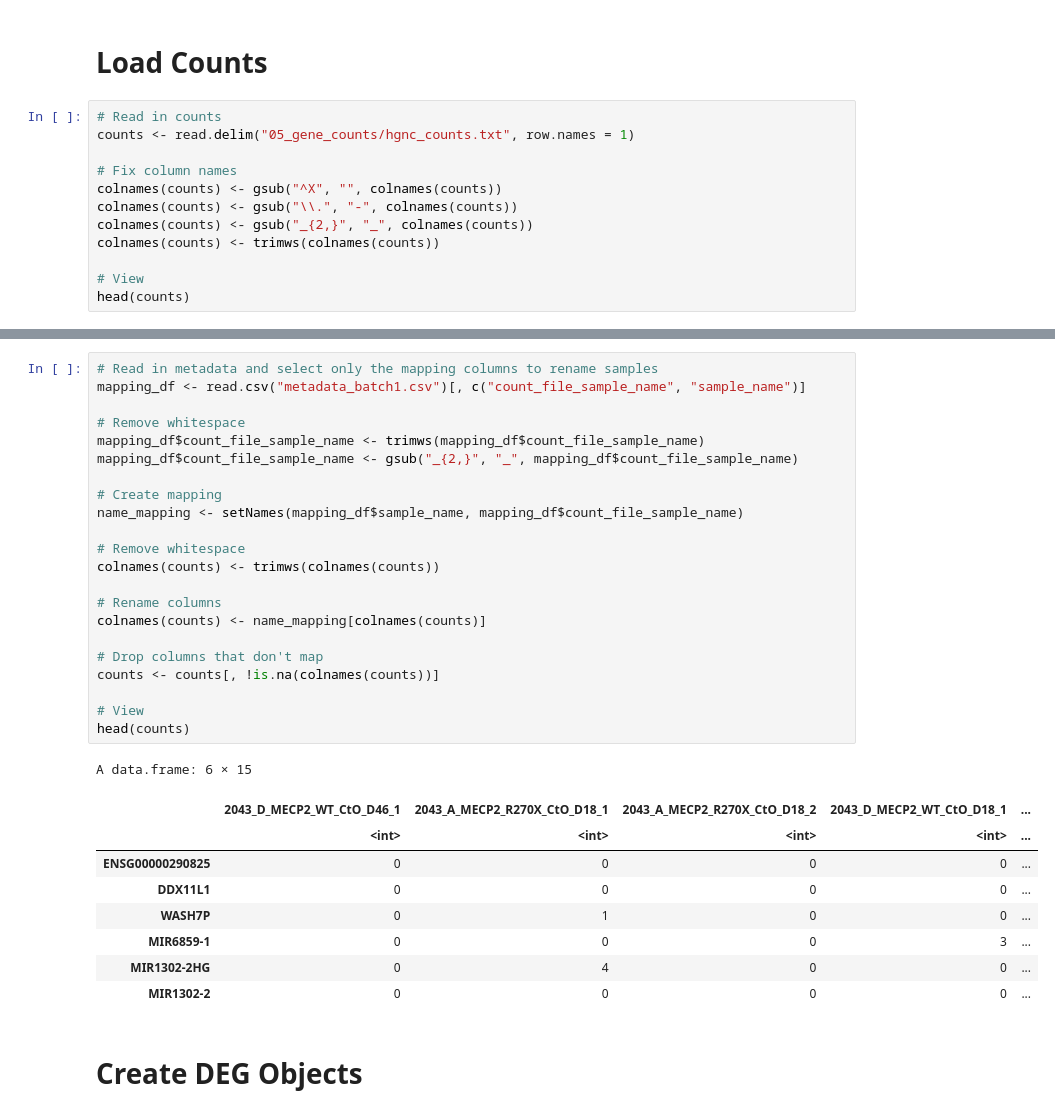
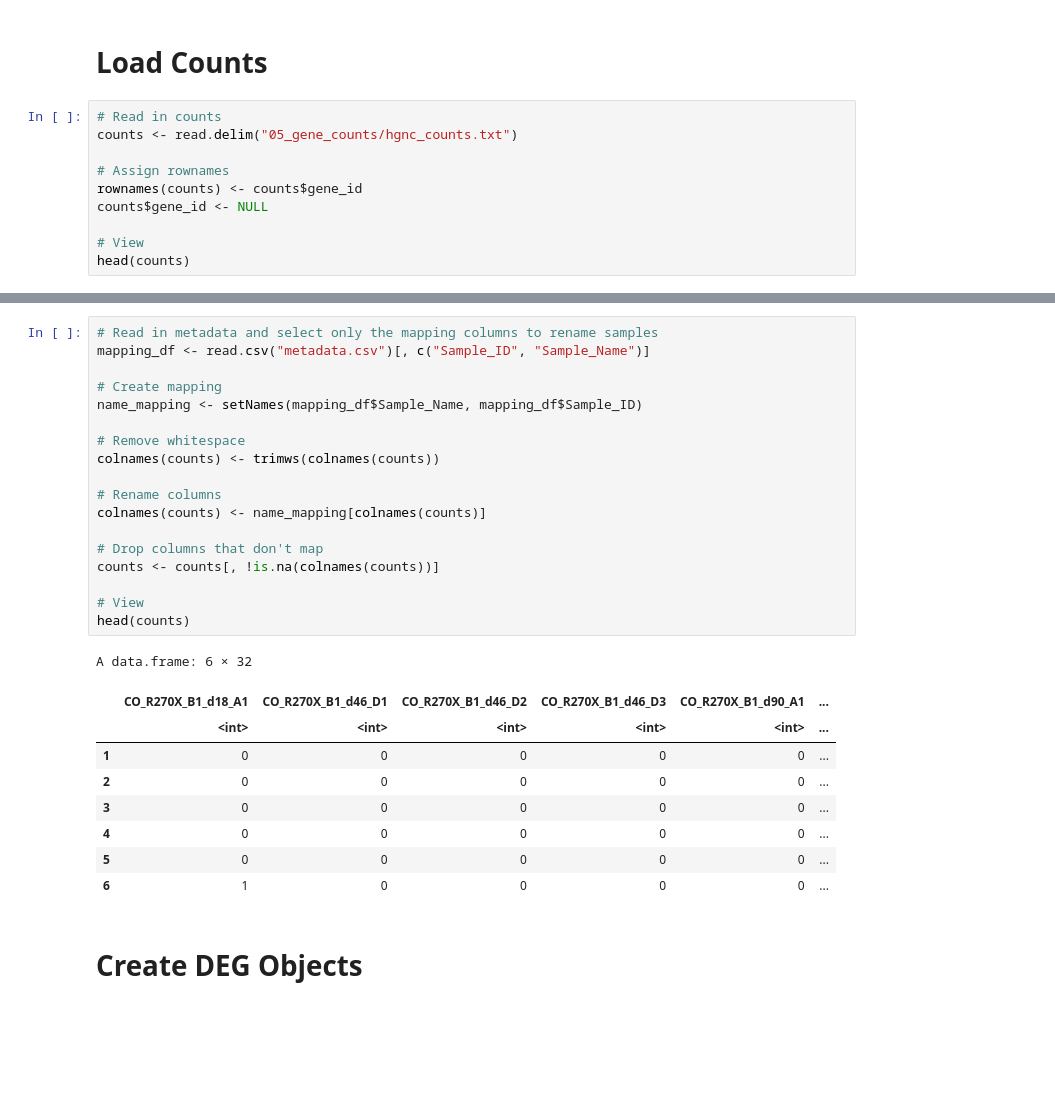
Before and after one commit to vhaghani26/Fink_Klaudia_RNAseq_2026, a Jupyter notebook: 05.2_DEG_Analysis.ipynb, the cells around one changed output, grey strips where cells are left out. Cells and saved outputs as stored; diff of their text form; blank space fills up the shorter version.

```diff
--- a/05.2_DEG_Analysis.ipynb
+++ b/05.2_DEG_Analysis.ipynb
@@ -64,13 +67,11 @@ MECP2_1155del32_CtO_D111      MECP2_R270X_CtO_D18      MECP2_R270X_CtO_D46
 # Load Counts
 # %%
 # Read in counts
-counts <- read.delim("05_gene_counts/hgnc_counts.txt", row.names = 1)
+counts <- read.delim("05_gene_counts/hgnc_counts.txt")
 
-# Fix column names
-colnames(counts) <- gsub("^X", "", colnames(counts))
-colnames(counts) <- gsub("\\.", "-", colnames(counts))
-colnames(counts) <- gsub("_{2,}", "_", colnames(counts))
-colnames(counts) <- trimws(colnames(counts))
+# Assign rownames
+rownames(counts) <- counts$gene_id
+counts$gene_id <- NULL
 
 # View
 head(counts)
@@ -87,35 +88,31 @@ A data.frame: 6 × 162
 # %%
 # Read in metadata and select only the mapping columns to rename samples
-mapping_df <- read.csv("metadata_batch1.csv")[, c("count_file_sample_name", "sample_name")]
-
-# Remove whitespace
-mapping_df$count_file_sample_name <- trimws(mapping_df$count_file_sample_name)
-mapping_df$count_file_sample_name <- gsub("_{2,}", "_", mapping_df$count_file_sample_name)
+mapping_df <- read.csv("metadata.csv")[, c("Sample_ID", "Sample_Name")]
 
 # Create mapping
-name_mapping <- setNames(mapping_df$sample_name, mapping_df$count_file_sample_name)
+name_mapping <- setNames(mapping_df$Sample_Name, mapping_df$Sample_ID)
 
 # Remove whitespace
 colnames(counts) <- trimws(colnames(counts))
 
 # Rename columns
 colnames(counts) <- name_mapping[colnames(counts)]
 
 # Drop columns that don't map
 counts <- counts[, !is.na(colnames(counts))]
 
 # View
 head(counts)
 # %% [output]
-A data.frame: 6 × 15
+A data.frame: 6 × 32
-|  | 2043_D_MECP2_WT_CtO_D46_1 | 2043_A_MECP2_R270X_CtO_D18_1 | 2043_A_MECP2_R270X_CtO_D18_2 | 2043_D_MECP2_WT_CtO_D18_1 | ... |
-|  | <int> | <int> | <int> | <int> | ... |
-| ENSG00000290825 | 0 | 0 | 0 | 0 | ... |
-| DDX11L1 | 0 | 0 | 0 | 0 | ... |
-| WASH7P | 0 | 1 | 0 | 0 | ... |
-| MIR6859-1 | 0 | 0 | 0 | 3 | ... |
-| MIR1302-2HG | 0 | 4 | 0 | 0 | ... |
-| MIR1302-2 | 0 | 0 | 0 | 0 | ... |
+|  | CO_R270X_B1_d18_A1 | CO_R270X_B1_d46_D1 | CO_R270X_B1_d46_D2 | CO_R270X_B1_d46_D3 | CO_R270X_B1_d90_A1 | ... |
+|  | <int> | <int> | <int> | <int> | <int> | ... |
+| 1 | 0 | 0 | 0 | 0 | 0 | ... |
+| 2 | 0 | 0 | 0 | 0 | 0 | ... |
+| 3 | 0 | 0 | 0 | 0 | 0 | ... |
+| 4 | 0 | 0 | 0 | 0 | 0 | ... |
+| 5 | 0 | 0 | 0 | 0 | 0 | ... |
+| 6 | 1 | 0 | 0 | 0 | 0 | ... |
 # %% [markdown]
 # Create DEG Objects
 # %%
```
Also changed, not shown: parts of 7 cells of this notebook, 2 other files.
